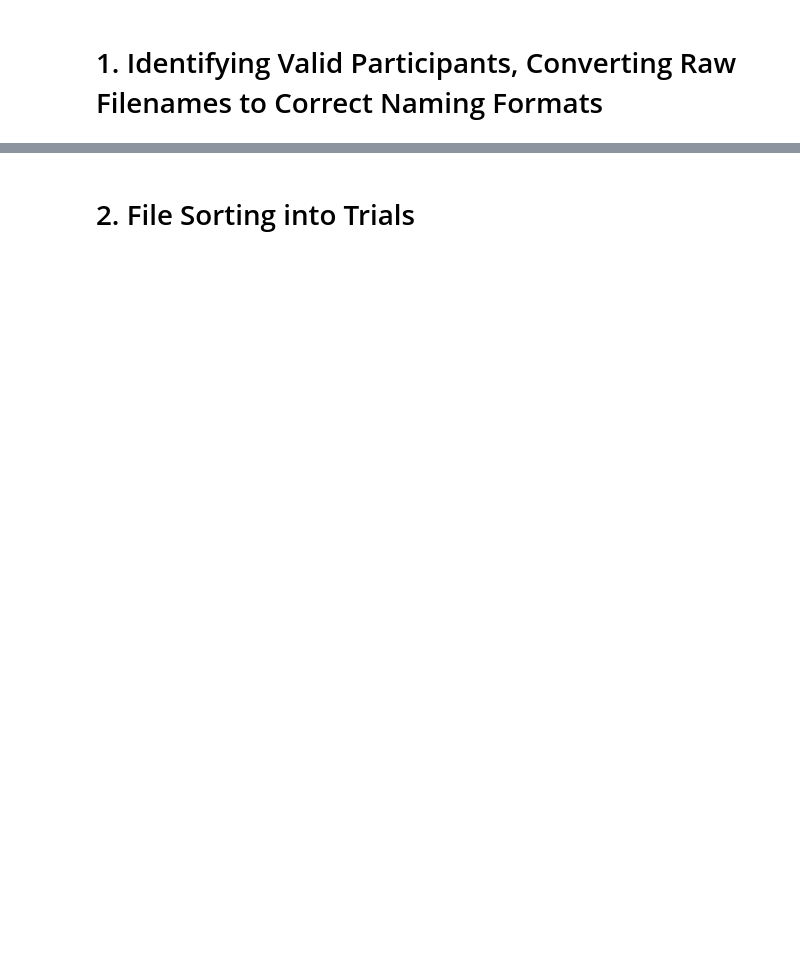
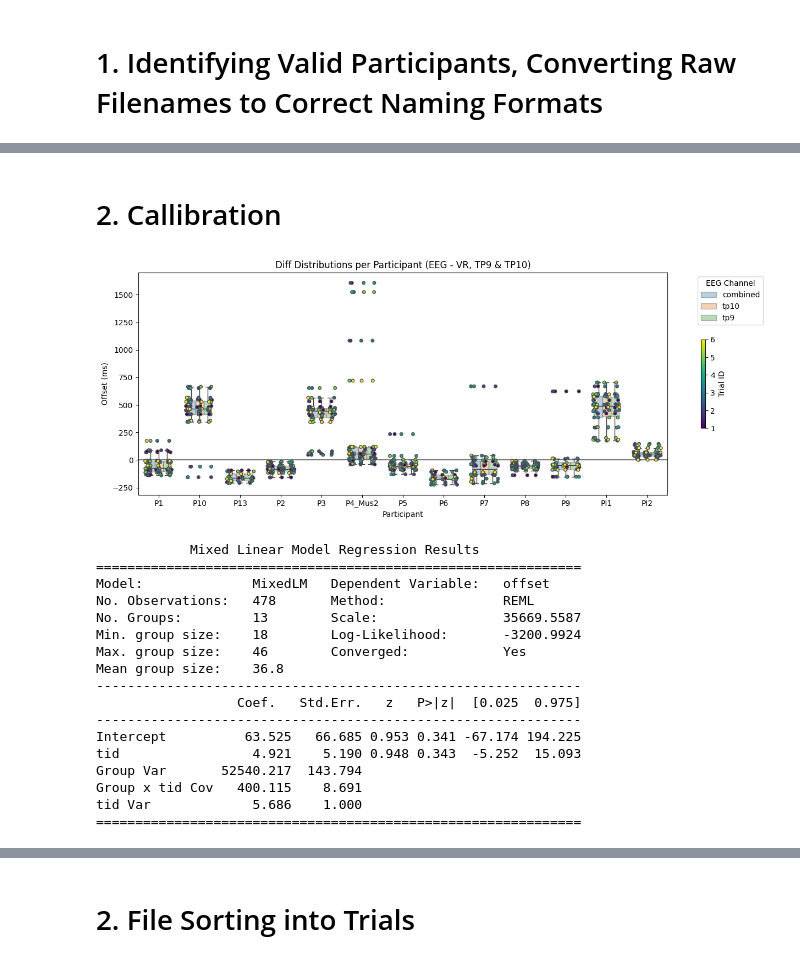
Before and after one commit to SimpleDevs-Research/EEG-Blink-Cal, a Jupyter notebook: main.ipynb, the cells around one changed output, grey strips where cells are left out. Saved outputs shown, nothing was run; the diff lists cells and outputs as text; code cells hidden in the pictures; blank space fills up the shorter version.

```diff
--- a/main.ipynb
+++ b/main.ipynb
@@ -4,2 +3,13 @@ warnings.simplefilter(action='ignore', category=FutureWarning)
+# %%
+import os
+import classes as c
+import importlib
+
+_RAW_DIR = os.path.join('.', 'samples', 'raws')
+_ROOT_DIR = os.path.join('.', 'samples', 'processed')
 # %% [markdown]
 # 1. Identifying Valid Participants, Converting Raw Filenames to Correct Naming Formats
+# %%
+importlib.reload(c)
+experiment = c.Experiment(_RAW_DIR, _ROOT_DIR, verbose=False)
+experiment.initialize_participants(verbose=False)
@@ -5,0 +18,2 @@ warnings.simplefilter(action='ignore', category=FutureWarning)
+# %% [markdown]
+# 2. Callibration
@@ -5,0 +28,45 @@ warnings.simplefilter(action='ignore', category=FutureWarning)
+# %%
+importlib.reload(c)
+
+"""
+- Context: between-subject variability with a within-subject time trend.
+    - Simple correlations (Pearson or Spearman) on pooled data are invalid
+    - Even averaging across participants can be misleading
+- Problem: need a model that separates:
+    1. baseline differences between participants
+    2. time (trial) effects within participants
+- 2 Potential Solutions:
+    1. Mixed-Effects Modeling:
+        - random intercepts → each participant has their own baseline offset
+        - fixed effect of tid → shared time trend across participants
+    2. Random Slopes:
+        - Maybe participants change at different rates over time?
+- Inspiration: https://mfviz.com/hierarchical-models/
+"""
+
+outnames = [
+    os.path.join(experiment.root_dir, 'blink_offsets.png'),
+    os.path.join(experiment.root_dir, 'blink_offsets.pdf')
+]
+offsets = c.plot_offsets(experiment.participants, plot_type='box', hue_feature='channel', outname=outnames, show=True)
+#c.mixed_effects(offsets[offsets['channel']=='combined'])
+c.random_slopes(offsets[offsets['channel']=='combined'])
+# %% [output]
+[figure, new version]
+            Mixed Linear Model Regression Results
+==============================================================
+Model:              MixedLM   Dependent Variable:   offset
+No. Observations:   478       Method:               REML
+No. Groups:         13        Scale:                35669.5587
+Min. group size:    18        Log-Likelihood:       -3200.9924
+Max. group size:    46        Converged:            Yes
+Mean group size:    36.8
+--------------------------------------------------------------
+                  Coef.   Std.Err.   z   P>|z|  [0.025  0.975]
+--------------------------------------------------------------
+Intercept          63.525   66.685 0.953 0.341 -67.174 194.225
+tid                 4.921    5.190 0.948 0.343  -5.252  15.093
+Group Var       52540.217  143.794
+Group x tid Cov   400.115    8.691
+tid Var             5.686    1.000
+==============================================================
```
Also changed, not shown: parts of 13 cells of this notebook, 2 other files.
